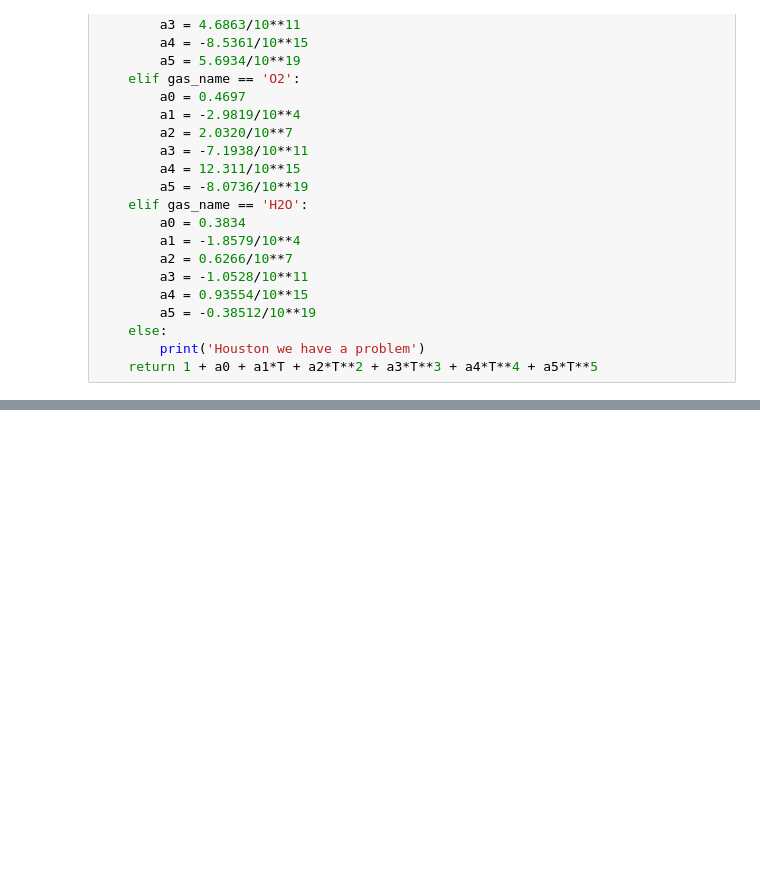
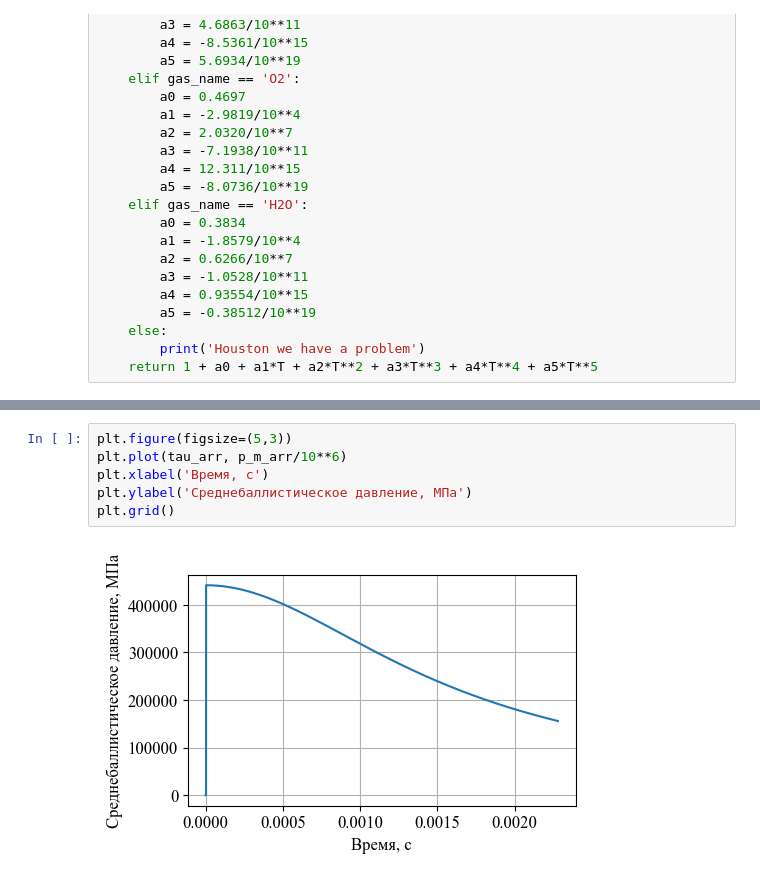
Before and after one commit to SamoilovSD/new_ballistic, a Jupyter notebook: new_ballistic_system.ipynb, the cells around one changed output, grey strips where cells are left out. Drawn from its saved outputs; the diff is of its cells as text; blank space fills up the shorter version.

```diff
--- a/new_ballistic_system.ipynb
+++ b/new_ballistic_system.ipynb
@@ -188,0 +259,8 @@ while x_p <= l_d: # условие цикла, пока МЭ не покинул
+# %%
+plt.figure(figsize=(5,3))
+plt.plot(tau_arr, p_m_arr/10**6)
+plt.xlabel('Время, с')
+plt.ylabel('Среднебаллистическое давление, МПа')
+plt.grid()
+# %% [output]
+[figure, added]
```
Also changed, not shown: parts of 15 cells of this notebook.
